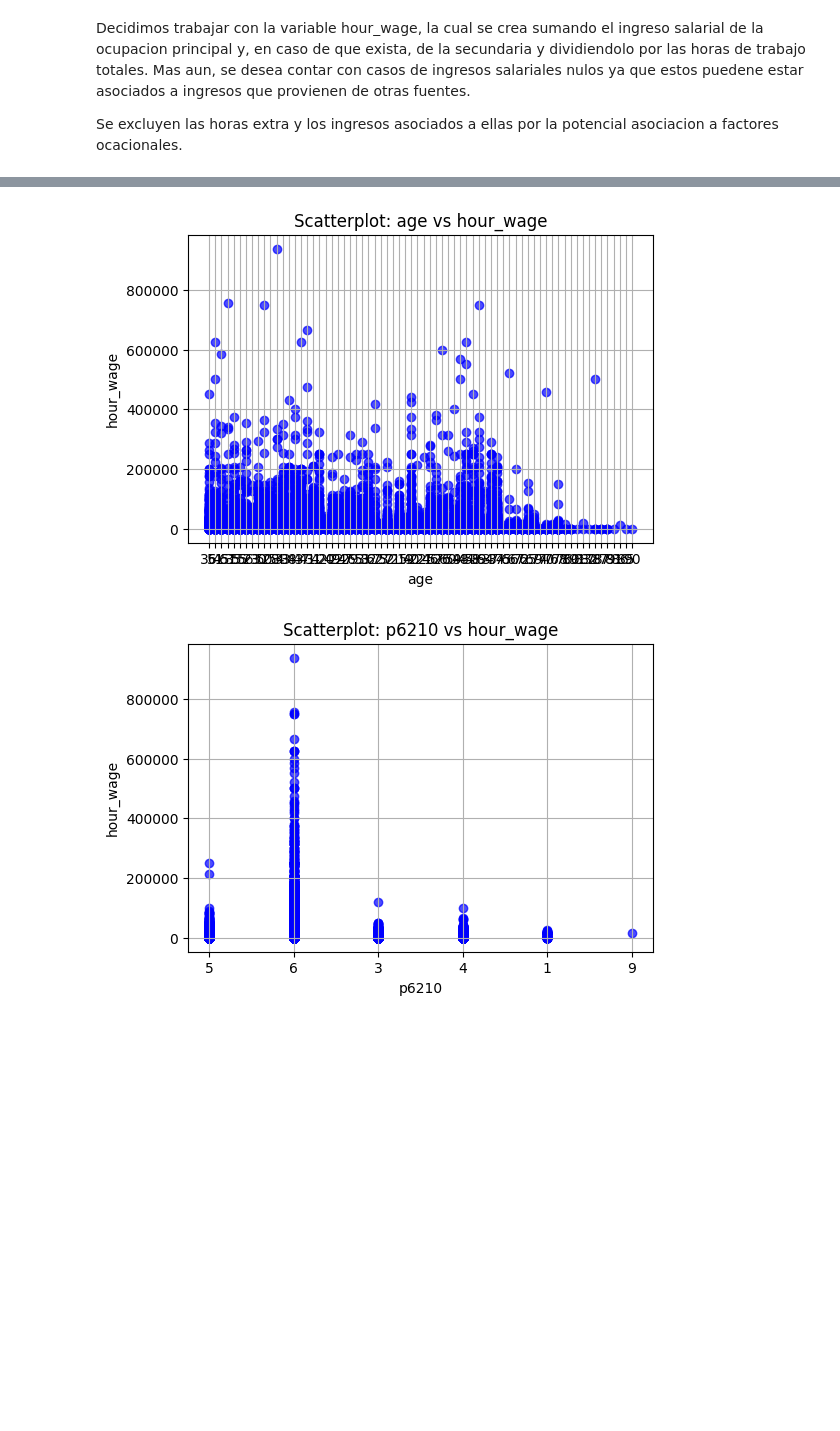
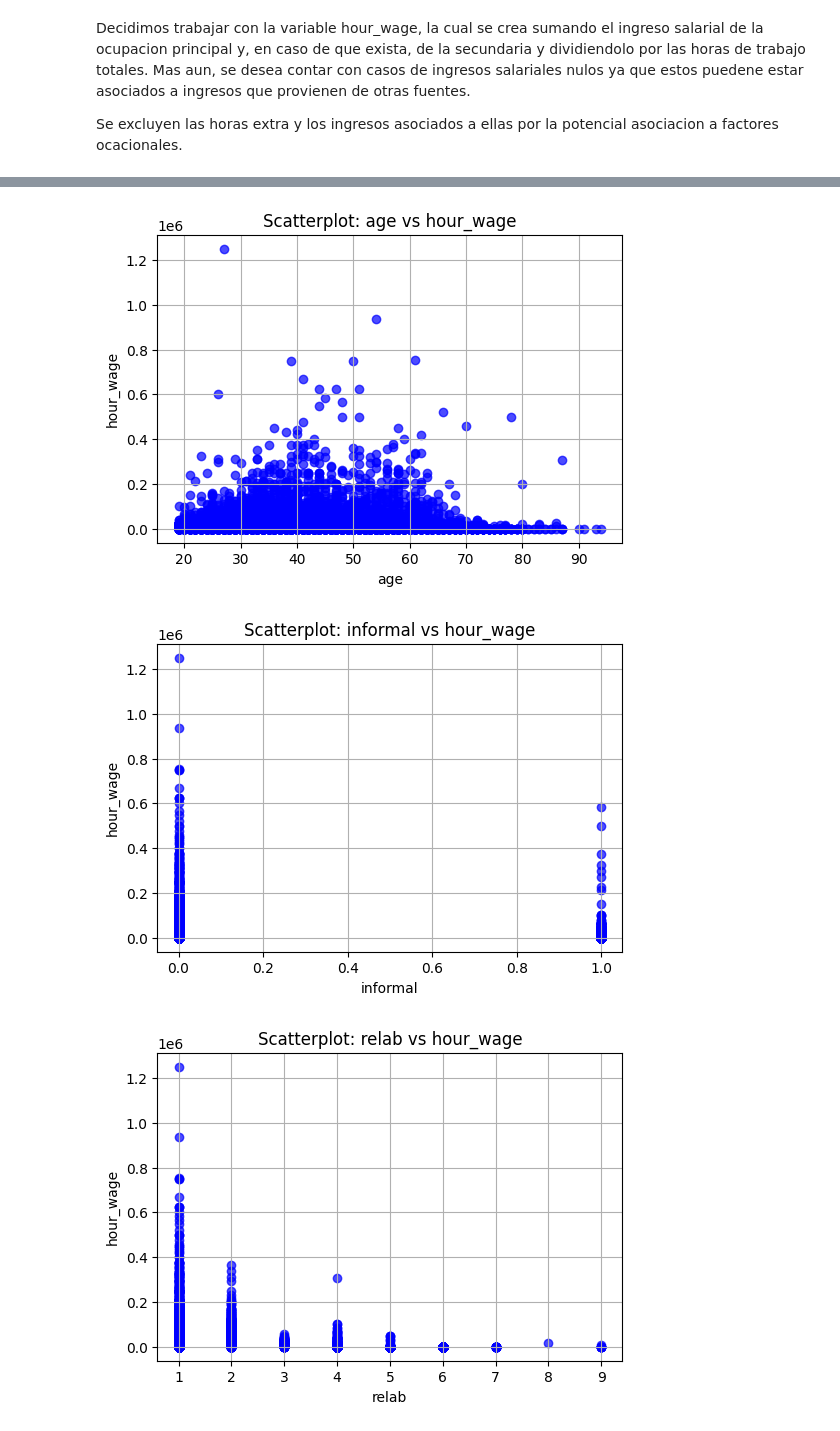
Before and after one commit to carolinabasile/ProblemSet1_MachineLearning, a Jupyter notebook: Analysis.ipynb, the cells around one changed output, grey strips where cells are left out. Cells and saved outputs as stored; diff of their text form; code cells hidden in the pictures; blank space fills up the shorter version.

```diff
--- a/Analysis.ipynb
+++ b/Analysis.ipynb
@@ -223,0 +259,10 @@ Se excluyen las horas extra y los ingresos asociados a ellas por la potencial as
+# %%
+# Convertir 'maxEducLevel' a tipo numérico, manejando posibles valores no numéricos (como 'NA')
+
+df_limpio['maxEducLevel'] = pd.to_numeric(df_limpio['maxEducLevel'], errors='coerce')  # Convierte a NaN si no es un número
+df_limpio['p6426'] = pd.to_numeric(df_limpio['p6426'], errors='coerce')
+df_limpio['age'] = pd.to_numeric(df_limpio['age'], errors='coerce')
+df_limpio['sizeFirm'] = pd.to_numeric(df_limpio['sizeFirm'], errors='coerce')
+df_limpio['relab'] = pd.to_numeric(df_limpio['relab'], errors='coerce')
+df_limpio['informal'] = pd.to_numeric(df_limpio['informal'], errors='coerce')
+df_limpio['sex'] = pd.to_numeric(df_limpio['sex'], errors='coerce')
@@ -223,0 +287,3 @@ Se excluyen las horas extra y los ingresos asociados a ellas por la potencial as
+# %%
+df_limpio = df_limpio[["hour_wage", "age", "informal", "p6426", "relab", "sex", "sizeFirm","maxEducLevel"]]
+df_limpio = df_limpio.dropna()
@@ -261,20 +367,20 @@ KeyError: "['hour_wage'] not in index"
 # %%
 
 # Definir las variables independientes y la dependiente
-variables_independientes = [ "age", "clase", "depto", "informal", "microEmpresa",
-                             "p6426", "sex", "sizeFirm","p6210"]
+variables_independientes = ["age", "informal", "relab", "p6426", "sex", "sizeFirm","maxEducLevel"]
 
 variable_dependiente = "hour_wage"
 
 # Crear scatterplots entre hour_wage y cada variable independiente
 for var in variables_independientes:
     plt.figure(figsize=(6, 4))
     plt.scatter(df_limpio[var], df_limpio[variable_dependiente], alpha=0.7, color='b')
     plt.title(f"Scatterplot: {var} vs {variable_dependiente}")
     plt.xlabel(var)
     plt.ylabel(variable_dependiente)
     plt.grid(True)
     plt.show()
 # %% [output]
-[figure, old version]
+[figure, new version]
-[figure, old version]
+[figure, new version]
+[figure, added]
```
Also changed, not shown: parts of 33 cells of this notebook.
